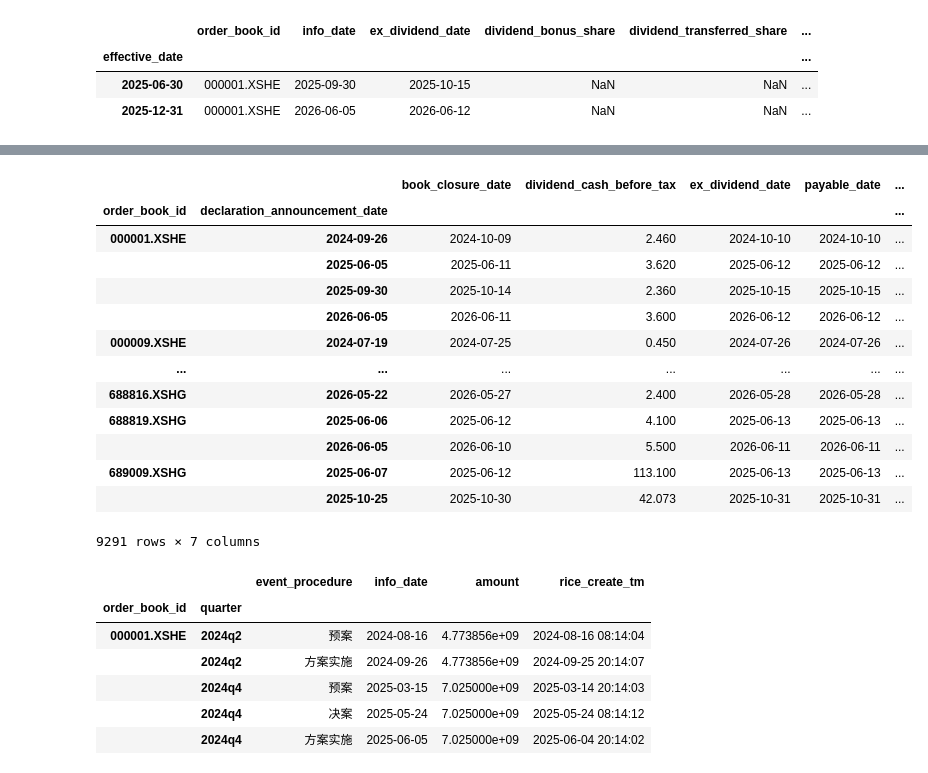
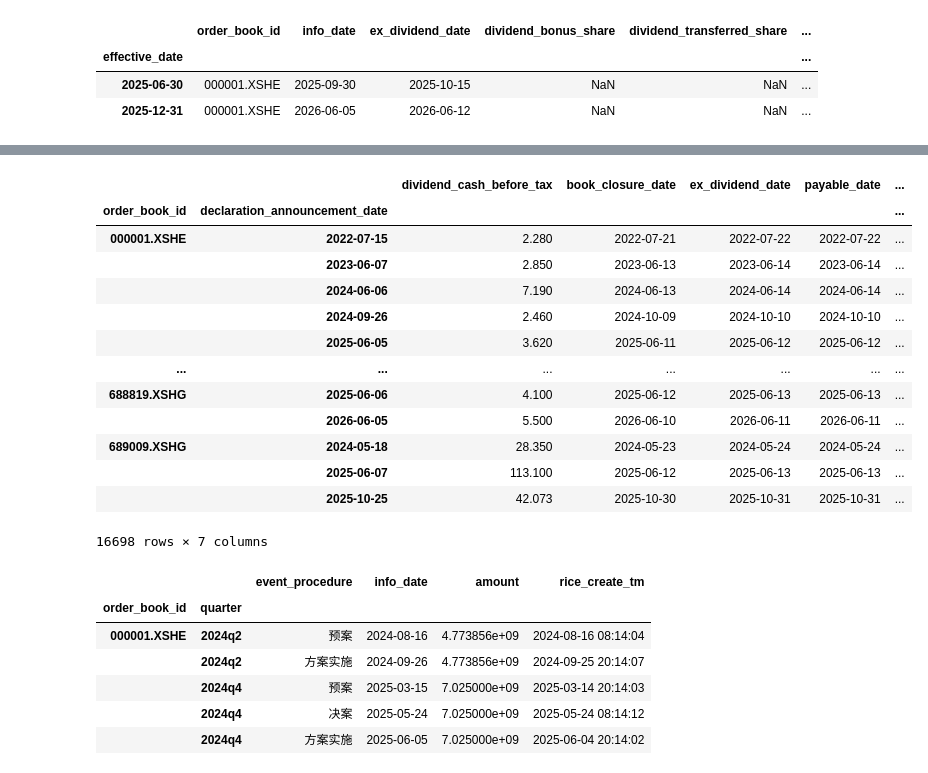
Before and after one commit to LeeSXS23456/REPOSITORY, a Jupyter notebook: data_extract2.ipynb, the cells around one changed output, grey strips where cells are left out. Cells and saved outputs as stored; diff of their text form; code cells hidden in the pictures.

```diff
--- a/data_extract2.ipynb
+++ b/data_extract2.ipynb
@@ -109,21 +143,25 @@ df_eps.to_pickle(f"{desdir}/866011.RI_eps_24_25Q.pkl")
 # %%
 #系统提取分红数据
-df_dps = get_dividend(ids, start_date="20240630", end_date="20261231", expect_df=True, market='cn')
-df_dps.to_pickle(f"{desdir}/866011.RI_dps_24_25Q.pkl")
+srcdir = "E:/SJTU/intern/gtht/barra/data_base/index_component_日频"
+
+df = pd.read_pickle(f"{srcdir}/866011.RI_20_26D_dict.pkl")
+ids = list(df.values())[-1].index.tolist()
+df_dps = get_dividend(ids, start_date="20220630", end_date="20261231", expect_df=True, market='cn')
+df_dps.to_pickle(f"{desdir}/866011.RI_dps_22_25H.pkl")
 df_dps
 # %% [output]
-|  |  | book_closure_date | dividend_cash_before_tax | ex_dividend_date | payable_date | ... |
+|  |  | dividend_cash_before_tax | book_closure_date | ex_dividend_date | payable_date | ... |
 | order_book_id | declaration_announcement_date |  |  |  |  | ... |
-| 000001.XSHE | 2024-09-26 | 2024-10-09 | 2.460 | 2024-10-10 | 2024-10-10 | ... |
-|  | 2025-06-05 | 2025-06-11 | 3.620 | 2025-06-12 | 2025-06-12 | ... |
-|  | 2025-09-30 | 2025-10-14 | 2.360 | 2025-10-15 | 2025-10-15 | ... |
-|  | 2026-06-05 | 2026-06-11 | 3.600 | 2026-06-12 | 2026-06-12 | ... |
-| 000009.XSHE | 2024-07-19 | 2024-07-25 | 0.450 | 2024-07-26 | 2024-07-26 | ... |
+| 000001.XSHE | 2022-07-15 | 2.280 | 2022-07-21 | 2022-07-22 | 2022-07-22 | ... |
+|  | 2023-06-07 | 2.850 | 2023-06-13 | 2023-06-14 | 2023-06-14 | ... |
+|  | 2024-06-06 | 7.190 | 2024-06-13 | 2024-06-14 | 2024-06-14 | ... |
+|  | 2024-09-26 | 2.460 | 2024-10-09 | 2024-10-10 | 2024-10-10 | ... |
+|  | 2025-06-05 | 3.620 | 2025-06-11 | 2025-06-12 | 2025-06-12 | ... |
 | ... | ... | ... | ... | ... | ... | ... |
-| 688816.XSHG | 2026-05-22 | 2026-05-27 | 2.400 | 2026-05-28 | 2026-05-28 | ... |
-| 688819.XSHG | 2025-06-06 | 2025-06-12 | 4.100 | 2025-06-13 | 2025-06-13 | ... |
-|  | 2026-06-05 | 2026-06-10 | 5.500 | 2026-06-11 | 2026-06-11 | ... |
-| 689009.XSHG | 2025-06-07 | 2025-06-12 | 113.100 | 2025-06-13 | 2025-06-13 | ... |
-|  | 2025-10-25 | 2025-10-30 | 42.073 | 2025-10-31 | 2025-10-31 | ... |
+| 688819.XSHG | 2025-06-06 | 4.100 | 2025-06-12 | 2025-06-13 | 2025-06-13 | ... |
+|  | 2026-06-05 | 5.500 | 2026-06-10 | 2026-06-11 | 2026-06-11 | ... |
+| 689009.XSHG | 2024-05-18 | 28.350 | 2024-05-23 | 2024-05-24 | 2024-05-24 | ... |
+|  | 2025-06-07 | 113.100 | 2025-06-12 | 2025-06-13 | 2025-06-13 | ... |
+|  | 2025-10-25 | 42.073 | 2025-10-30 | 2025-10-31 | 2025-10-31 | ... |
-9291 rows × 7 columns
+16698 rows × 7 columns
 # %%
```
Also changed, not shown: parts of 17 cells of this notebook, 1 other file.
